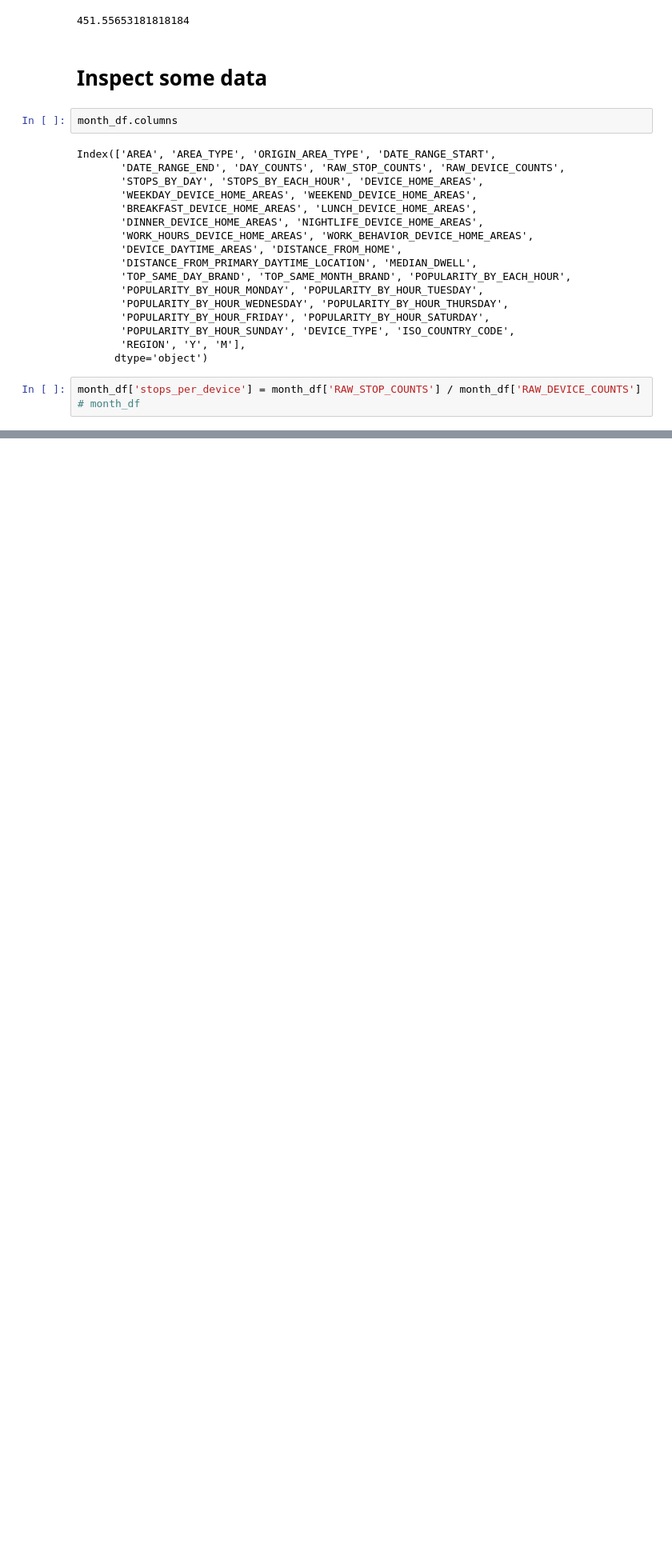
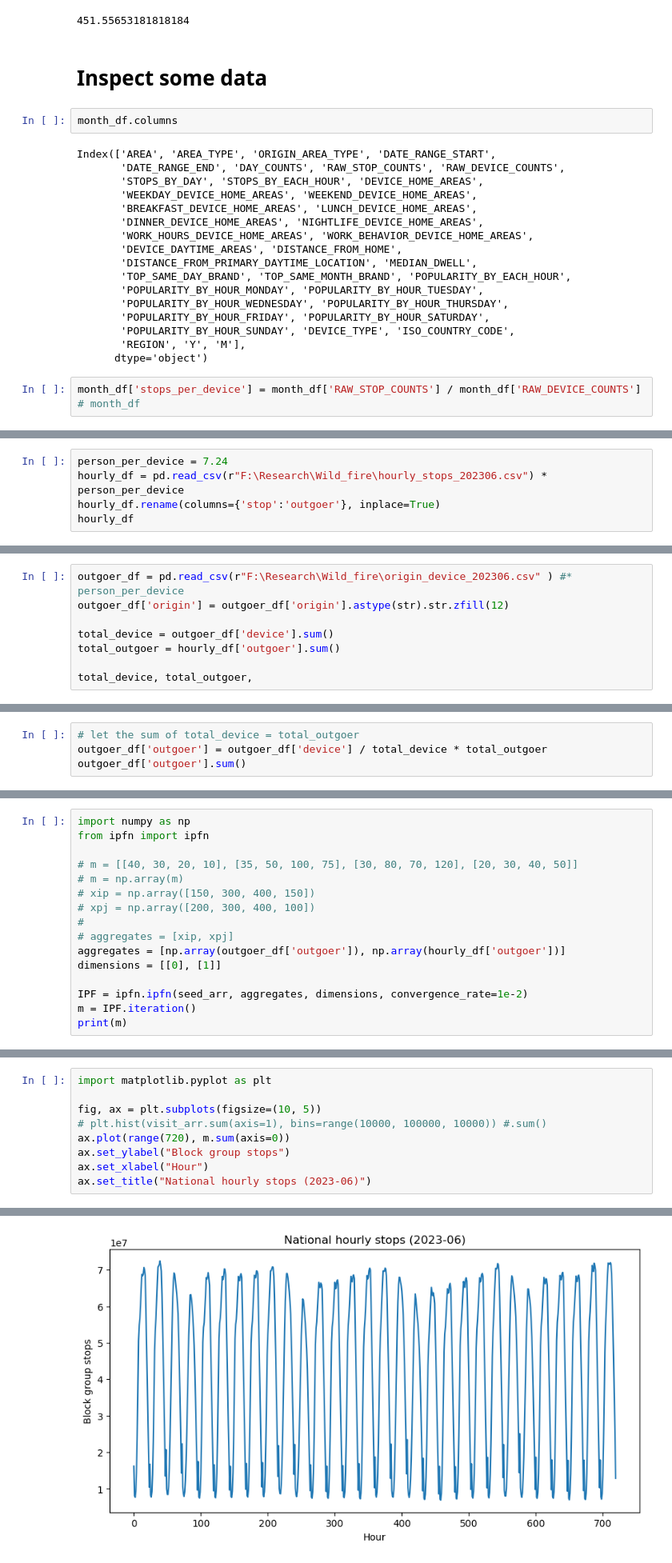
Before and after one commit to gladcolor/hourly_population, a Jupyter notebook: test_module.ipynb, the cells around one changed output, grey strips where cells are left out. Shown at 80% size. Cells and saved outputs as stored; diff of their text form; blank space fills up the shorter version.

```diff
--- a/test_module.ipynb
+++ b/test_module.ipynb
@@ -440,0 +657,5 @@ dtype: float64
+# %%
+person_per_device = 7.24
+hourly_df = pd.read_csv(r"F:\Research\Wild_fire\hourly_stops_202306.csv") * person_per_device
+hourly_df.rename(columns={'stop':'outgoer'}, inplace=True)
+hourly_df
@@ -440,0 +676,8 @@ dtype: float64
+# %%
+outgoer_df = pd.read_csv(r"F:\Research\Wild_fire\origin_device_202306.csv" ) #* person_per_device
+outgoer_df['origin'] = outgoer_df['origin'].astype(str).str.zfill(12)
+
+total_device = outgoer_df['device'].sum()
+total_outgoer = hourly_df['outgoer'].sum()
+
+total_device, total_outgoer,
@@ -440,0 +686,4 @@ dtype: float64
+# %%
+# let the sum of total_device = total_outgoer
+outgoer_df['outgoer'] = outgoer_df['device'] / total_device * total_outgoer
+outgoer_df['outgoer'].sum()
@@ -440,0 +699,16 @@ dtype: float64
+# %%
+import numpy as np
+from ipfn import ipfn
+
+# m = [[40, 30, 20, 10], [35, 50, 100, 75], [30, 80, 70, 120], [20, 30, 40, 50]]
+# m = np.array(m)
+# xip = np.array([150, 300, 400, 150])
+# xpj = np.array([200, 300, 400, 100])
+#
+# aggregates = [xip, xpj]
+aggregates = [np.array(outgoer_df['outgoer']), np.array(hourly_df['outgoer'])]
+dimensions = [[0], [1]]
+
+IPF = ipfn.ipfn(seed_arr, aggregates, dimensions, convergence_rate=1e-2)
+m = IPF.iteration()
+print(m)
@@ -440,0 +749,10 @@ dtype: float64
+# %%
+import matplotlib.pyplot as plt
+
+fig, ax = plt.subplots(figsize=(10, 5))
+# plt.hist(visit_arr.sum(axis=1), bins=range(10000, 100000, 10000)) #.sum()
+ax.plot(range(720), m.sum(axis=0))
+ax.set_ylabel("Block group stops")
+ax.set_xlabel("Hour")
+ax.set_title("National hourly stops (2023-06)")
+# %% [output]
@@ -440,0 +760 @@ dtype: float64
+[figure, added]
```
Also changed, not shown: parts of 49 cells of this notebook, 1 other file.
